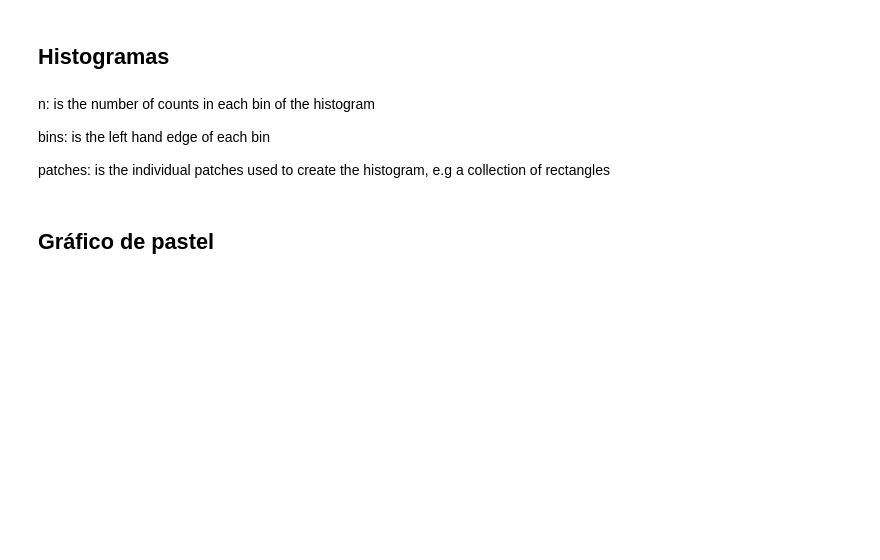
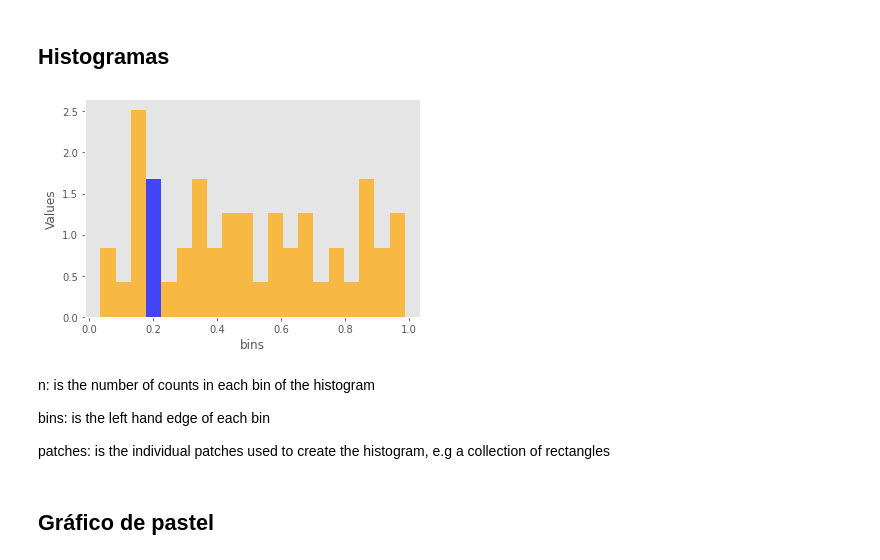
Before and after one commit to scidatmath2020/Ciencia-de-datos-con-Python, a Jupyter notebook: C03.2 Matplotlib (Gráficos estadísticos).ipynb, the cells around one changed output. Saved outputs shown, nothing was run; the diff lists cells and outputs as text; code cells hidden in the pictures; blank space fills up the shorter version.

```diff
--- a/C03.2 Matplotlib (Gráficos estadísticos).ipynb
+++ b/C03.2 Matplotlib (Gráficos estadísticos).ipynb
@@ -41,11 +49,13 @@ ax.set_xticklabels(classes)
 # %%
 np.random.seed(2020)
 x = np.random.sample(50)
 n, bins, patches = plt.hist(x, bins=20, facecolor='orange', alpha=0.7, density=True)
 plt.setp(patches[3], facecolor = 'blue')
 plt.xlabel('bins')
 plt.ylabel('Values')
-plt.grid(color='grey', linestyle='-', linewidth=0.25, alpha=0.5)
+plt.grid(color='gray', linestyle='-', linewidth=0.25, alpha=0)
+# %% [output]
+[figure, added]
 # %% [markdown]
 n: is the number of counts in each bin of the histogram
 
```
Also changed, not shown: parts of 4 cells of this notebook.
